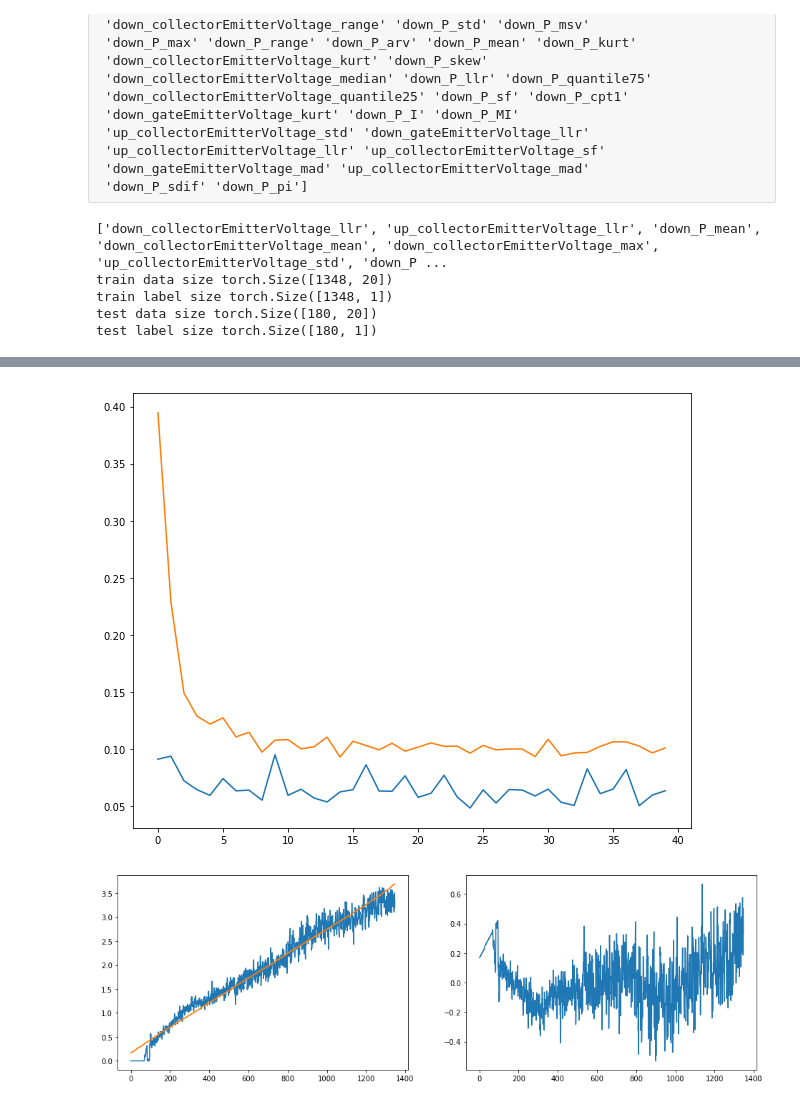
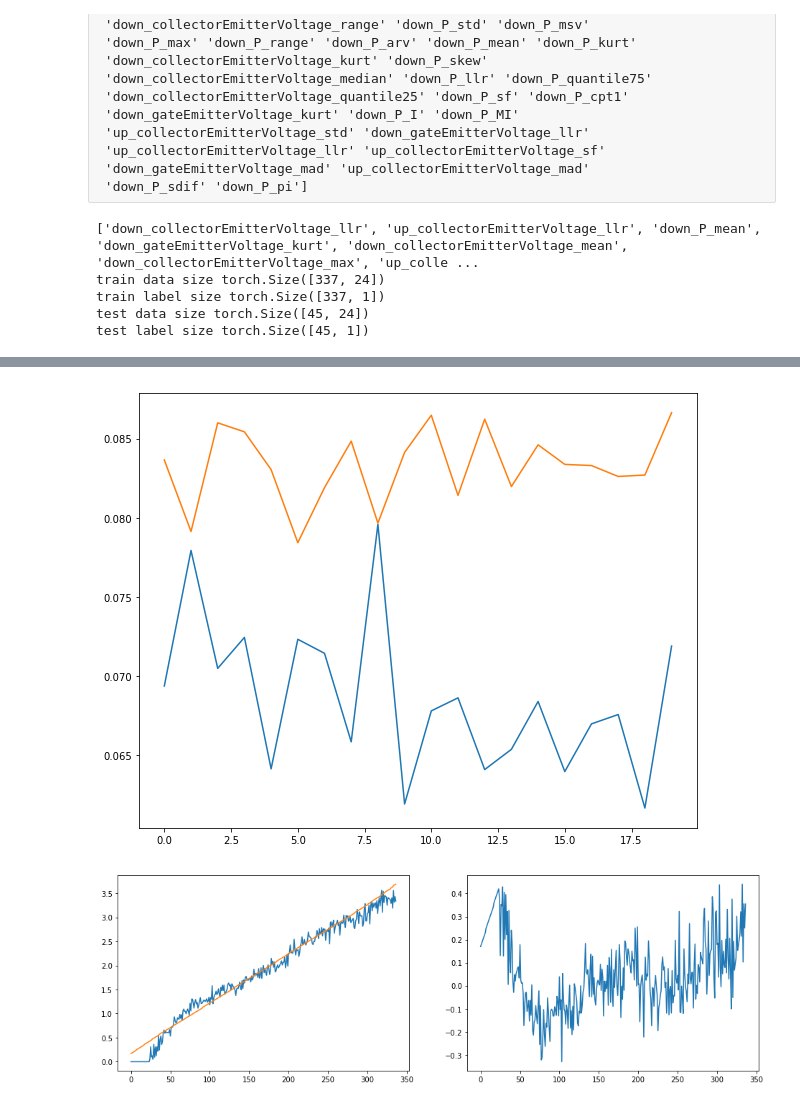
Before and after one commit to gejianwnen/IGBT_NASA, a Jupyter notebook: finetuning.ipynb, the cells around one changed output, grey strips where cells are left out. Drawn from its saved outputs; the diff is of its cells as text; code cells hidden in the pictures.

```diff
--- a/finetuning.ipynb
+++ b/finetuning.ipynb
@@ -35,19 +35,20 @@ PLOT_TRANSIENT = True
 PLOT_FEATURE = True
 # feature flag
 PRE_SLICE = 30
-DUR_SLICE = 1024
-SUB_SAMPLE = 2
+DUR_SLICE = 2048
+DUR_SLICE_UP = 1024
+SUB_SAMPLE = 1
 NUM_MEAN = 15
 DROP_OUTLIERS = True
 CORR_TRESH1 = 0.99
 CORR_TRESH2 = 0.6
 # train flag
 NUM_SPLIT = 370
-BATCH_SIZE = 256
-NUM_HIDEN1 = 32
+BATCH_SIZE = 512
+NUM_HIDEN1 = 100
 NUM_HIDEN2 = 32
-DROPOUT = 0.0
-NUM_EPOCH = 40000
+DROPOUT = 0.5
+NUM_EPOCH = 30000
 # proceed flag
 IS_SLICE = True
 IS_EXPAND = True
@@ -74,8 +75,8 @@ if IS_SLICE:
             # get index in up and down edge
             n = np.where(sample_df.gateSignalVoltage.values>8)  # return a tuple so use n[0][0] to index
             # slice data
-            up_df = sample_df.iloc[n[0][0]-PRE_SLICE:n[0][0]+DUR_SLICE-PRE_SLICE,:]
-            down_df = sample_df.iloc[n[0][-1]-PRE_SLICE:n[0][-1]+DUR_SLICE-PRE_SLICE,:]
+            up_df = sample_df.iloc[n[0][0]-PRE_SLICE:n[0][0]+DUR_SLICE_UP-PRE_SLICE,:]
+            down_df = sample_df.iloc[n[0][-1]-PRE_SLICE:n[0][-1]+DUR_SLICE_UP-PRE_SLICE,:]
             # expand feature
             up_df = up_df.drop(["collectorEmitterCurrentSingal"],axis = 1)
             up_df["P"] = up_df["gateEmitterVoltage"]*up_df["collectorEmitterVoltage"]
@@ -465,11 +468,11 @@ print("train label size",y_train.shape)
 print("test data size",x_test.shape)
 print("test label size",y_test.shape)
 # %% [output]
-['down_collectorEmitterVoltage_llr', 'up_collectorEmitterVoltage_llr', 'down_P_mean', 'down_collectorEmitterVoltage_mean', 'down_collectorEmitterVoltage_max', 'up_collectorEmitterVoltage_std', 'down_P ...
-train data size torch.Size([1348, 20])
-train label size torch.Size([1348, 1])
-test data size torch.Size([180, 20])
-test label size torch.Size([180, 1])
+['down_collectorEmitterVoltage_llr', 'up_collectorEmitterVoltage_llr', 'down_P_mean', 'down_gateEmitterVoltage_kurt', 'down_collectorEmitterVoltage_mean', 'down_collectorEmitterVoltage_max', 'up_colle ...
+train data size torch.Size([337, 24])
+train label size torch.Size([337, 1])
+test data size torch.Size([45, 24])
+test label size torch.Size([45, 1])
 # %%
 from torch.utils.data import DataLoader
 from myDataset import *
@@ -489,7 +492,7 @@ if DEBUG_MODE:
     NUM_HIDEN1 = 100
     NUM_HIDEN2 = 32
     DROPOUT = 0.5
-    NUM_EPOCH = 40000
+    NUM_EPOCH = 20000
 
 use_gpu = torch.cuda.is_available()
 print("use gpu:",use_gpu)
@@ -561,4 +564,4 @@ step:[40000], train loss: 0.063465, test loss: 0.100963
-[figure, old version]
+[figure, new version]
 # %%
 model.eval()
 with torch.no_grad():
@@ -576,7 +579,7 @@ plt.plot((y_train-predict))
 # plt.plot(a[:350]-0.5)
 plt.show()
 # %% [output]
-[figure, old version]
+[figure, new version]
 # %%
 model.eval()
 with torch.no_grad():
```
Also changed, not shown: parts of 11 cells of this notebook, 2 other files.
